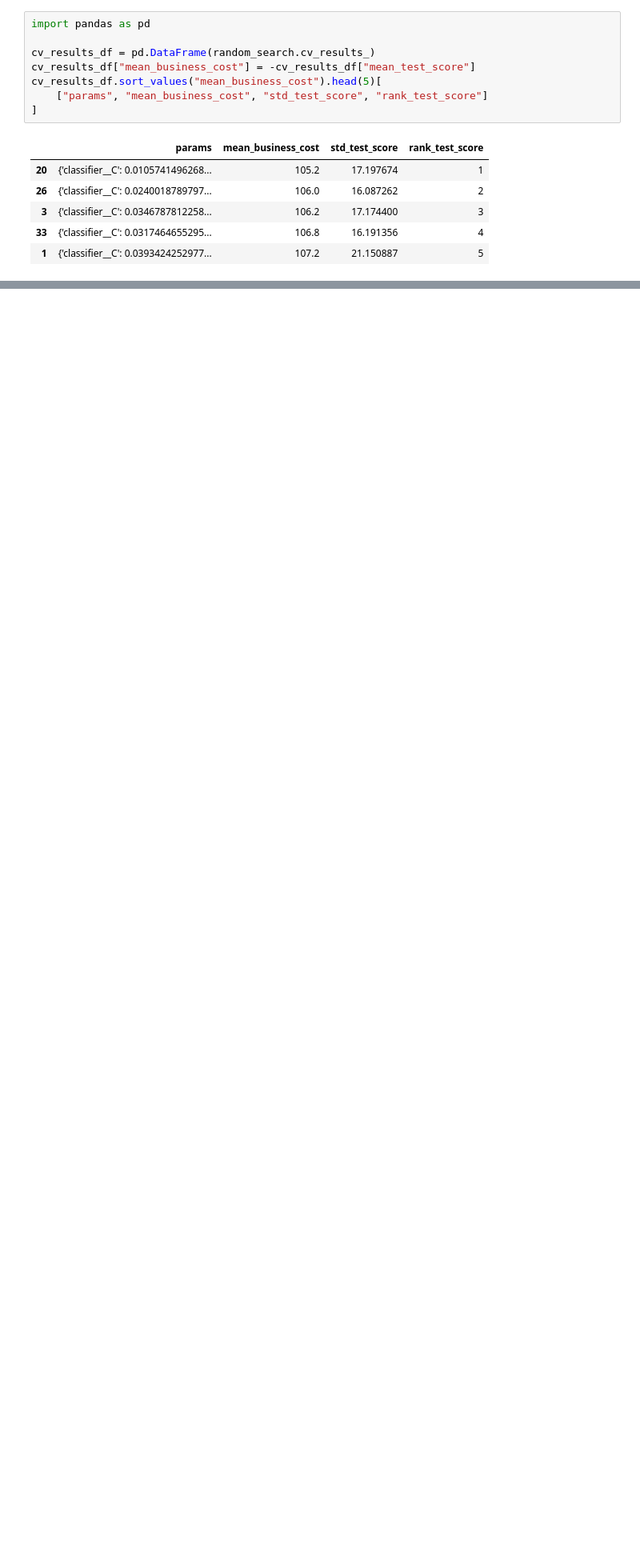
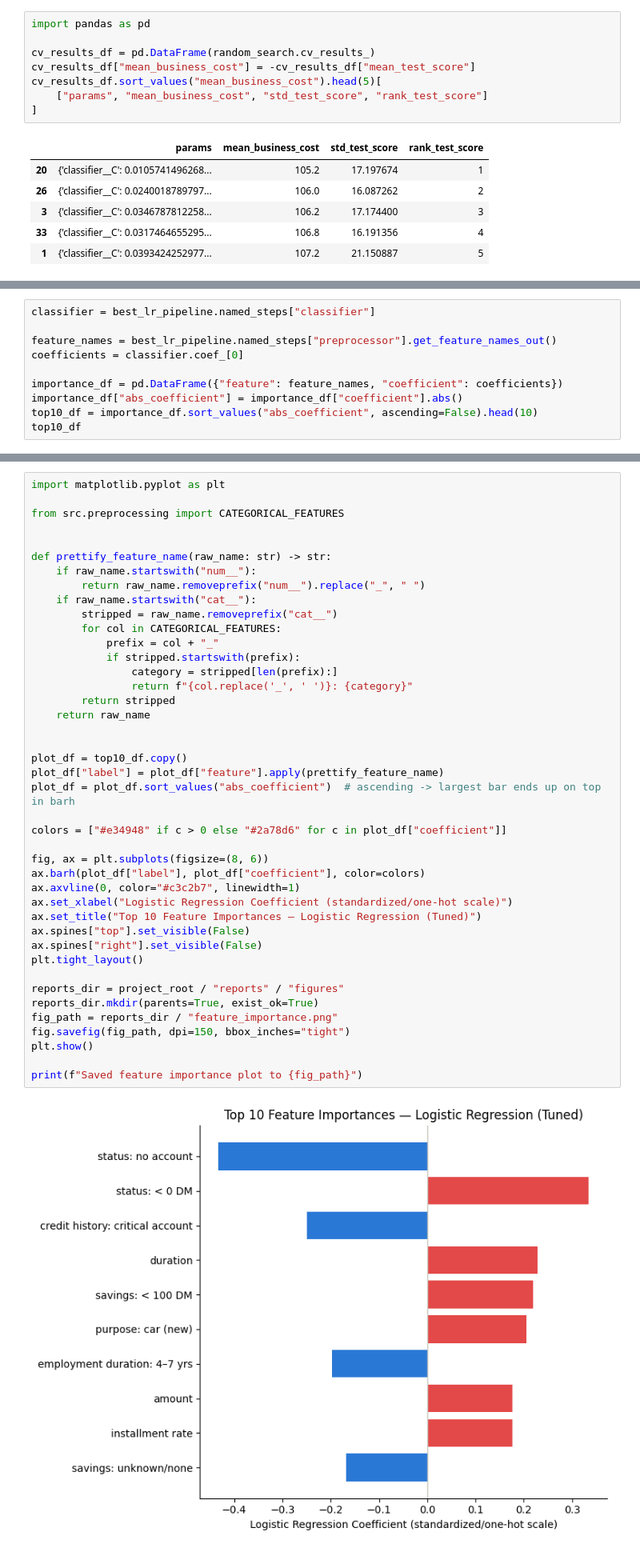
Before and after one commit to Ahmed28phantom/credit-risk-pipeline, a Jupyter notebook: notebooks/03_modeling.ipynb, the cells around one changed output, grey strips where cells are left out. Shown at 80% size. Saved outputs shown, nothing was run; the diff lists cells and outputs as text; blank space fills up the shorter version.

Commit message:
Added feature importance for the best model, tuned logistic regression model

```diff
--- a/notebooks/03_modeling.ipynb
+++ b/notebooks/03_modeling.ipynb
@@ -437,0 +551,10 @@ AUC delta: +0.021
+# %%
+classifier = best_lr_pipeline.named_steps["classifier"]
+
+feature_names = best_lr_pipeline.named_steps["preprocessor"].get_feature_names_out()
+coefficients = classifier.coef_[0]
+
+importance_df = pd.DataFrame({"feature": feature_names, "coefficient": coefficients})
+importance_df["abs_coefficient"] = importance_df["coefficient"].abs()
+top10_df = importance_df.sort_values("abs_coefficient", ascending=False).head(10)
+top10_df
@@ -437,0 +573,44 @@ AUC delta: +0.021
+# %%
+import matplotlib.pyplot as plt
+
+from src.preprocessing import CATEGORICAL_FEATURES
+
+
+def prettify_feature_name(raw_name: str) -> str:
+    if raw_name.startswith("num__"):
+        return raw_name.removeprefix("num__").replace("_", " ")
+    if raw_name.startswith("cat__"):
+        stripped = raw_name.removeprefix("cat__")
+        for col in CATEGORICAL_FEATURES:
+            prefix = col + "_"
+            if stripped.startswith(prefix):
+                category = stripped[len(prefix):]
+                return f"{col.replace('_', ' ')}: {category}"
+        return stripped
+    return raw_name
+
+
+plot_df = top10_df.copy()
+plot_df["label"] = plot_df["feature"].apply(prettify_feature_name)
+plot_df = plot_df.sort_values("abs_coefficient")  # ascending -> largest bar ends up on top in barh
+
+colors = ["#e34948" if c > 0 else "#2a78d6" for c in plot_df["coefficient"]]
+
+fig, ax = plt.subplots(figsize=(8, 6))
+ax.barh(plot_df["label"], plot_df["coefficient"], color=colors)
+ax.axvline(0, color="#c3c2b7", linewidth=1)
+ax.set_xlabel("Logistic Regression Coefficient (standardized/one-hot scale)")
+ax.set_title("Top 10 Feature Importances — Logistic Regression (Tuned)")
+ax.spines["top"].set_visible(False)
+ax.spines["right"].set_visible(False)
+plt.tight_layout()
+
+reports_dir = project_root / "reports" / "figures"
+reports_dir.mkdir(parents=True, exist_ok=True)
+fig_path = reports_dir / "feature_importance.png"
+fig.savefig(fig_path, dpi=150, bbox_inches="tight")
+plt.show()
+
+print(f"Saved feature importance plot to {fig_path}")
+# %% [output]
+[figure, added]
```
Also changed, not shown: parts of 8 cells of this notebook, 2 other files.
